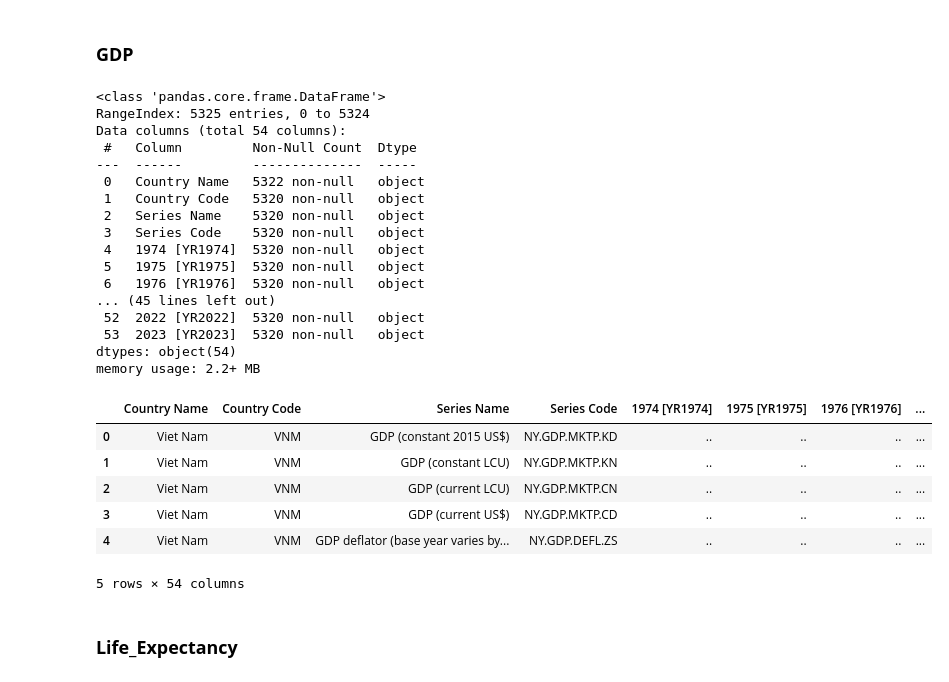
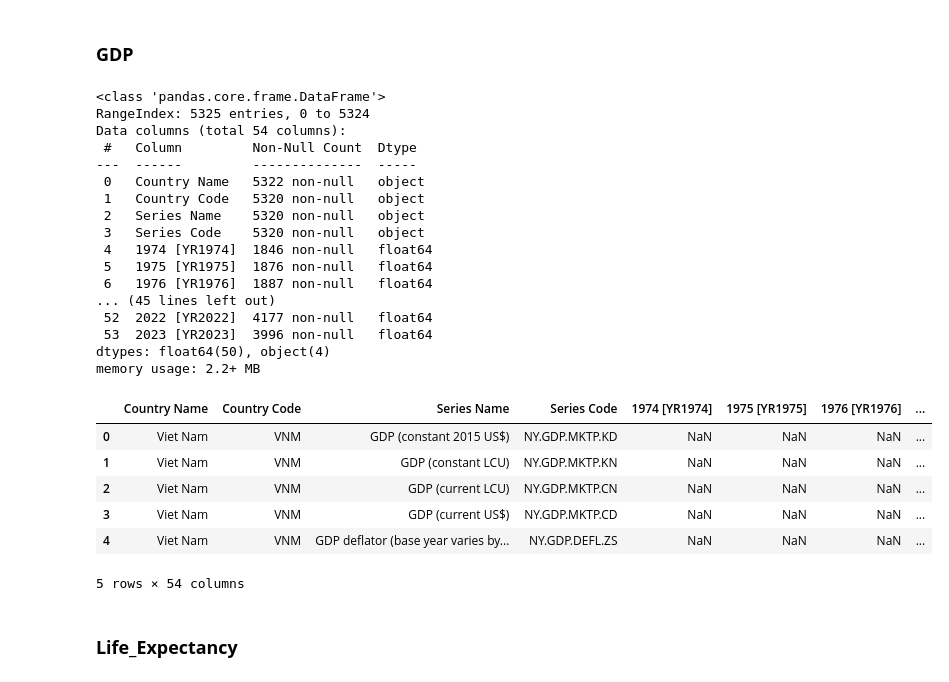
Before and after one commit to RokeMSE/-Lab02--Data-Visualization, a Jupyter notebook: Tam_Analyze.ipynb, the cells around one changed output. Saved outputs shown, nothing was run; the diff lists cells and outputs as text; code cells hidden in the pictures.

```diff
--- a/Tam_Analyze.ipynb
+++ b/Tam_Analyze.ipynb
@@ -44,35 +44,35 @@ memory usage: 114.5+ KB
 # %% [markdown]
 ### **GDP**
 # %%
-gdp = pd.read_csv('Data/GDP/ec13fab8-31f0-4431-9c65-00bc500f44dc_Data.csv')
+gdp = pd.read_csv('Data/GDP/ec13fab8-31f0-4431-9c65-00bc500f44dc_Data.csv', na_values=[".."])
 
 gdp.info()
 
 gdp.head()
 # %% [output]
 <class 'pandas.core.frame.DataFrame'>
 RangeIndex: 5325 entries, 0 to 5324
 Data columns (total 54 columns):
  #   Column         Non-Null Count  Dtype
 ---  ------         --------------  -----
  0   Country Name   5322 non-null   object
  1   Country Code   5320 non-null   object
  2   Series Name    5320 non-null   object
  3   Series Code    5320 non-null   object
- 4   1974 [YR1974]  5320 non-null   object
- 5   1975 [YR1975]  5320 non-null   object
- 6   1976 [YR1976]  5320 non-null   object
+ 4   1974 [YR1974]  1846 non-null   float64
+ 5   1975 [YR1975]  1876 non-null   float64
+ 6   1976 [YR1976]  1887 non-null   float64
 ... (45 lines left out)
- 52  2022 [YR2022]  5320 non-null   object
- 53  2023 [YR2023]  5320 non-null   object
-dtypes: object(54)
+ 52  2022 [YR2022]  4177 non-null   float64
+ 53  2023 [YR2023]  3996 non-null   float64
+dtypes: float64(50), object(4)
 memory usage: 2.2+ MB
 |  | Country Name | Country Code | Series Name | Series Code | 1974 [YR1974] | 1975 [YR1975] | 1976 [YR1976] | ... |
-| 0 | Viet Nam | VNM | GDP (constant 2015 US$) | NY.GDP.MKTP.KD | .. | .. | .. | ... |
-| 1 | Viet Nam | VNM | GDP (constant LCU) | NY.GDP.MKTP.KN | .. | .. | .. | ... |
-| 2 | Viet Nam | VNM | GDP (current LCU) | NY.GDP.MKTP.CN | .. | .. | .. | ... |
-| 3 | Viet Nam | VNM | GDP (current US$) | NY.GDP.MKTP.CD | .. | .. | .. | ... |
-| 4 | Viet Nam | VNM | GDP deflator (base year varies by... | NY.GDP.DEFL.ZS | .. | .. | .. | ... |
+| 0 | Viet Nam | VNM | GDP (constant 2015 US$) | NY.GDP.MKTP.KD | NaN | NaN | NaN | ... |
+| 1 | Viet Nam | VNM | GDP (constant LCU) | NY.GDP.MKTP.KN | NaN | NaN | NaN | ... |
+| 2 | Viet Nam | VNM | GDP (current LCU) | NY.GDP.MKTP.CN | NaN | NaN | NaN | ... |
+| 3 | Viet Nam | VNM | GDP (current US$) | NY.GDP.MKTP.CD | NaN | NaN | NaN | ... |
+| 4 | Viet Nam | VNM | GDP deflator (base year varies by... | NY.GDP.DEFL.ZS | NaN | NaN | NaN | ... |
 5 rows × 54 columns
 # %% [markdown]
 ### **Life_Expectancy**
```
Also changed, not shown: parts of 19 cells of this notebook, 3 other files.
